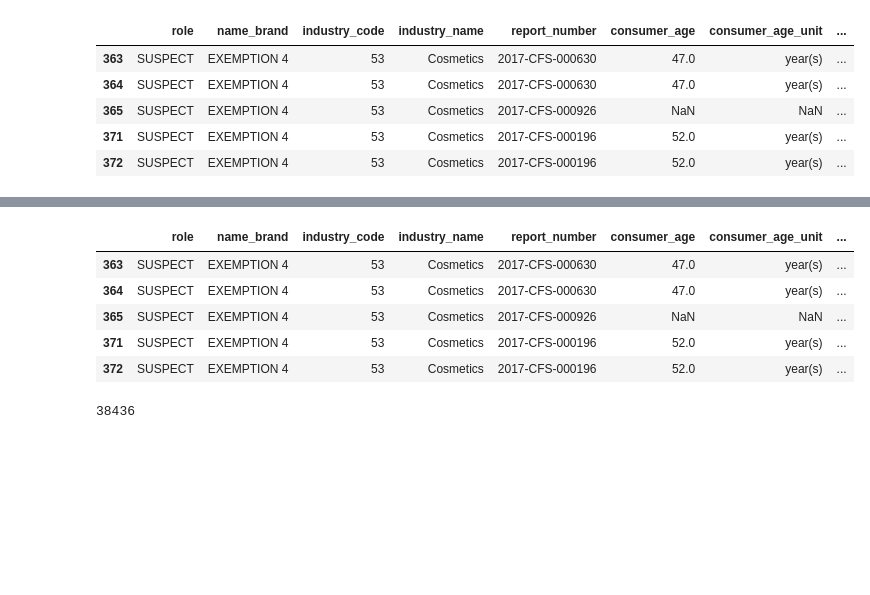
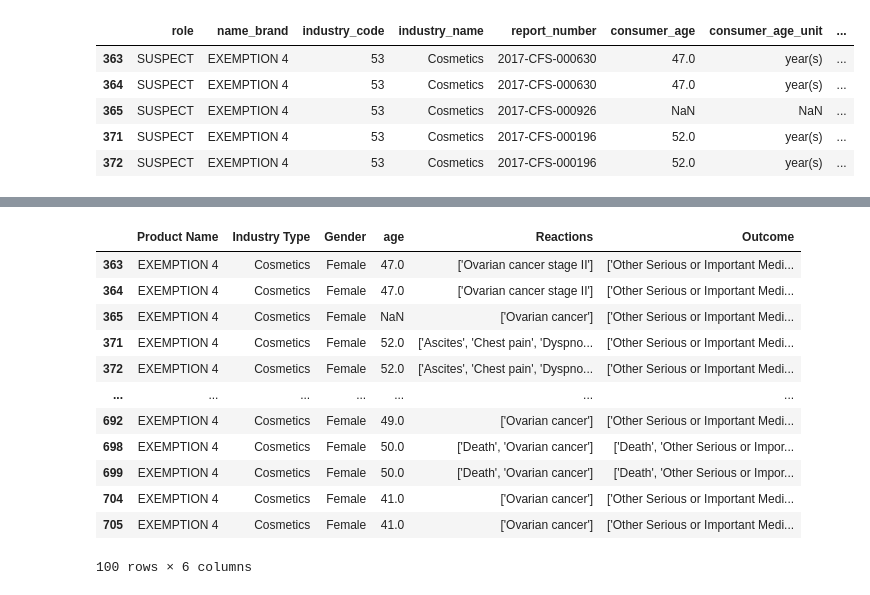
Before and after one commit to Mackshow/Project-3---Food-Recall-Data, a Jupyter notebook: Food Event working (incomplete).ipynb, the cells around one changed output, grey strips where cells are left out. Saved outputs shown, nothing was run; the diff lists cells and outputs as text; code cells hidden in the pictures; blank space fills up the shorter version.

Commit message:
more tables and breakdowns

```diff
--- a/Food Event working (incomplete).ipynb
+++ b/Food Event working (incomplete).ipynb
@@ -108,0 +114,22 @@ cancer_df.head()
+# %%
+name_brand = food_df['name_brand']
+industry_name = food_df['industry_name']
+consumer_gender = food_df['consumer_gender']
+consumer_age = food_df['consumer_age']
+reactions = food_df['reactions']
+outcomes = food_df['outcomes']
+
+
+# Create a DataFrame
+female_cancer_newTable = pd.DataFrame({
+            "Product Name": name_brand,
+            "Industry Type": industry_name,
+            "Gender": consumer_gender,
+            "age": consumer_age,
+            "Reactions": reactions,
+            "Outcome": outcomes,})
+
+female_cancer_newTable.head()
+
+#formatting
+#female_cancer_newTable["Product Name"] = female_cancer_newTable["Product Name"].map()
@@ -109,18 +171,20 @@ cancer_df.head()
 # %%
 #Create new dataframe for products that resulted in Cancer
-female_cancer_table = food_df[(food_df['consumer_gender'] == 'Female') & (food_df['reactions'].str.contains('cancer'))]
-
+female_cancer_table = female_cancer_newTable[(female_cancer_newTable['Gender'] == 'Female') & (female_cancer_newTable['Reactions'].str.contains('cancer'))]
+#death_df = food_df[food_df['reactions'].str.contains('death')]
 #female_cancer_df = food_df[food_df['reactions'].str.contains('cancer')]
 female_cancer_table.head()
 # %% [output]
-|  | role | name_brand | industry_code | industry_name | report_number | consumer_age | consumer_age_unit | ... |
-| 363 | SUSPECT | EXEMPTION 4 | 53 | Cosmetics | 2017-CFS-000630 | 47.0 | year(s) | ... |
-| 364 | SUSPECT | EXEMPTION 4 | 53 | Cosmetics | 2017-CFS-000630 | 47.0 | year(s) | ... |
-| 365 | SUSPECT | EXEMPTION 4 | 53 | Cosmetics | 2017-CFS-000926 | NaN | NaN | ... |
-| 371 | SUSPECT | EXEMPTION 4 | 53 | Cosmetics | 2017-CFS-000196 | 52.0 | year(s) | ... |
-| 372 | SUSPECT | EXEMPTION 4 | 53 | Cosmetics | 2017-CFS-000196 | 52.0 | year(s) | ... |
+|  | Product Name | Industry Type | Gender | age | Reactions | Outcome |
+| 363 | EXEMPTION 4 | Cosmetics | Female | 47.0 | ['Ovarian cancer stage II'] | ['Other Serious or Important Medi... |
+| 364 | EXEMPTION 4 | Cosmetics | Female | 47.0 | ['Ovarian cancer stage II'] | ['Other Serious or Important Medi... |
+| 365 | EXEMPTION 4 | Cosmetics | Female | NaN | ['Ovarian cancer'] | ['Other Serious or Important Medi... |
+| 371 | EXEMPTION 4 | Cosmetics | Female | 52.0 | ['Ascites', 'Chest pain', 'Dyspno... | ['Other Serious or Important Medi... |
+| 372 | EXEMPTION 4 | Cosmetics | Female | 52.0 | ['Ascites', 'Chest pain', 'Dyspno... | ['Other Serious or Important Medi... |
+| ... | ... | ... | ... | ... | ... | ... |
+| 692 | EXEMPTION 4 | Cosmetics | Female | 49.0 | ['Ovarian cancer'] | ['Other Serious or Important Medi... |
+| 698 | EXEMPTION 4 | Cosmetics | Female | 50.0 | ['Death', 'Ovarian cancer'] | ['Death', 'Other Serious or Impor... |
+| 699 | EXEMPTION 4 | Cosmetics | Female | 50.0 | ['Death', 'Ovarian cancer'] | ['Death', 'Other Serious or Impor... |
+| 704 | EXEMPTION 4 | Cosmetics | Female | 41.0 | ['Ovarian cancer'] | ['Other Serious or Important Medi... |
+| 705 | EXEMPTION 4 | Cosmetics | Female | 41.0 | ['Ovarian cancer'] | ['Other Serious or Important Medi... |
+100 rows × 6 columns
-# %%
-cancer_count_female = female_cancer_table['reactions'].str.contains('cancer').sum()
-print(cancer_count_female)
-# %% [output]
-38436
```
Also changed, not shown: parts of 11 cells of this notebook.
